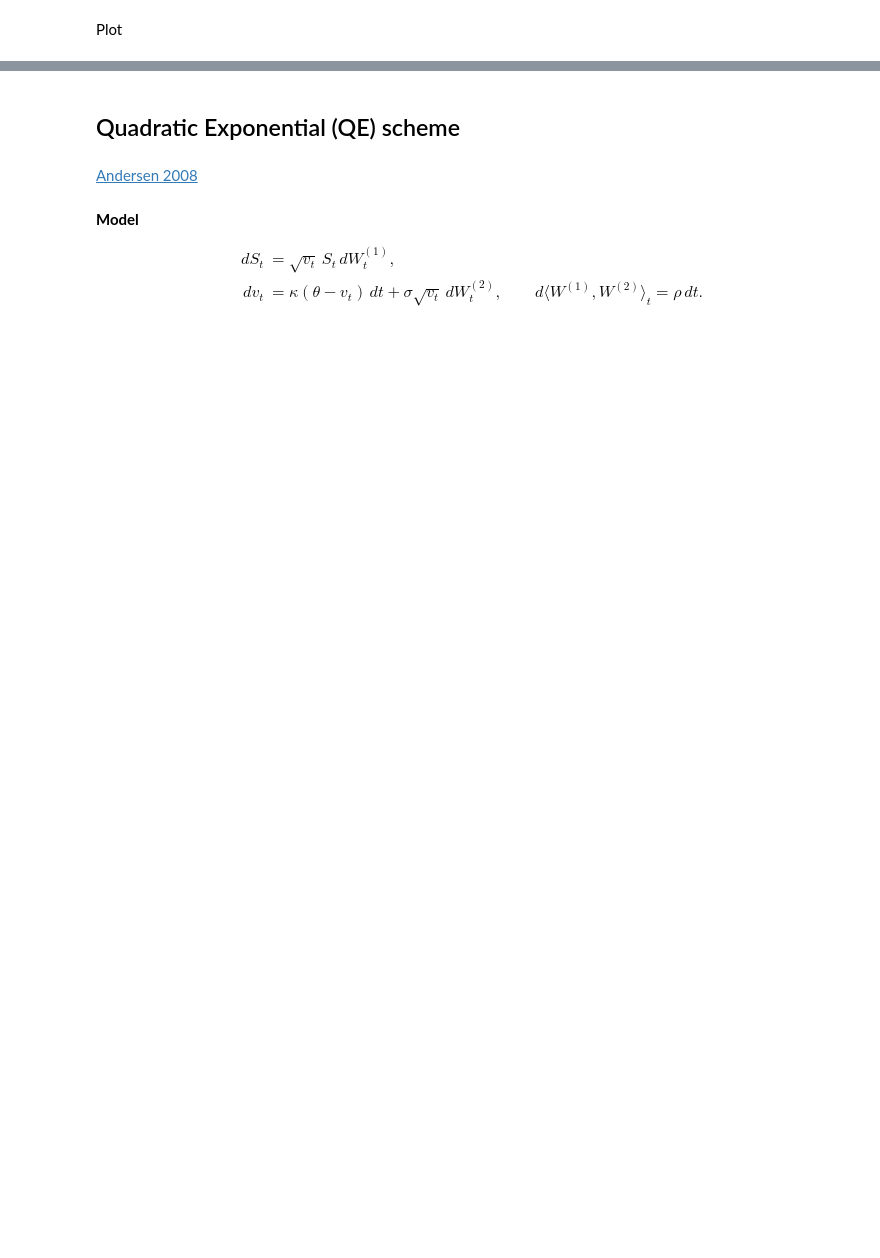
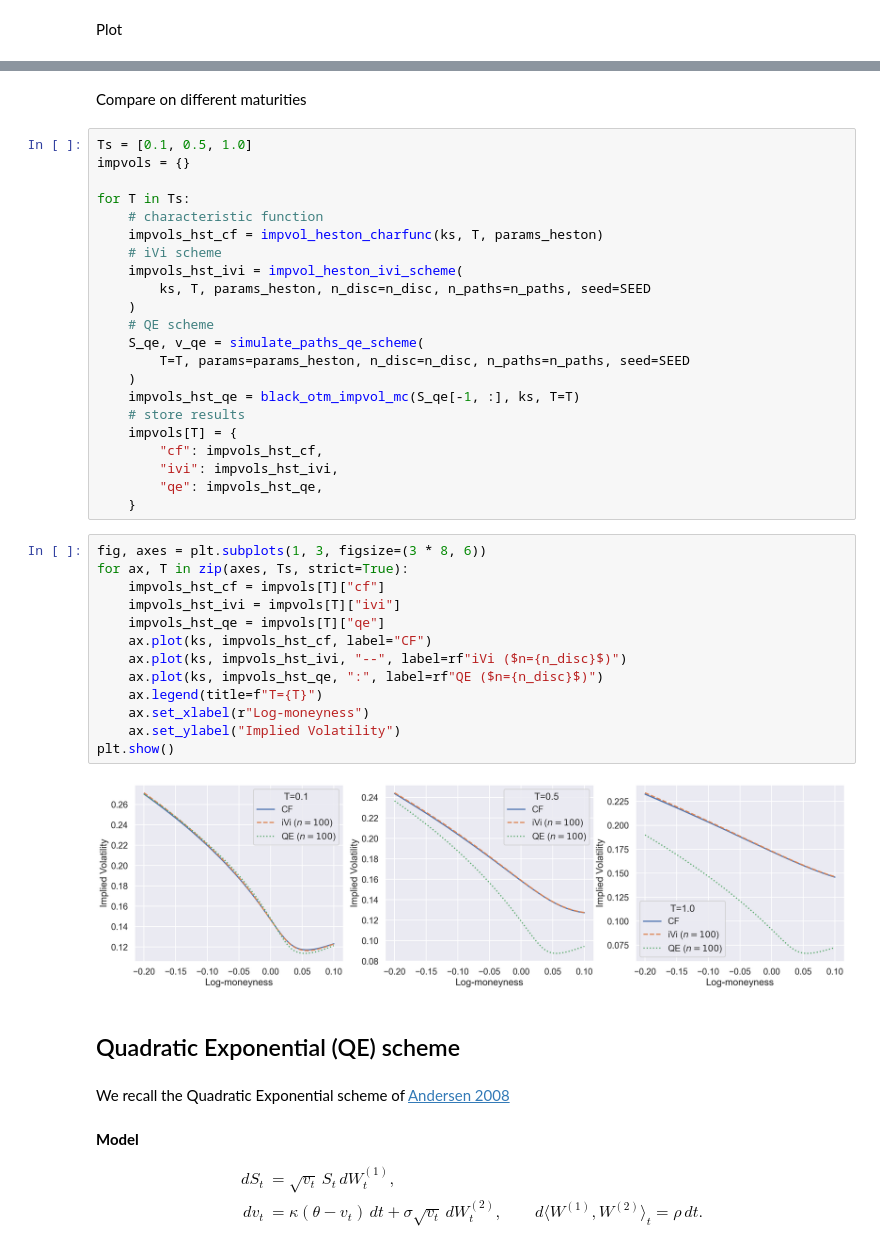
Before and after one commit to fbourgey/simulation-heston-made-simple, a Jupyter notebook: ivi_scheme.ipynb, the cells around one changed output, grey strips where cells are left out. Drawn from its saved outputs; the diff is of its cells as text; blank space fills up the shorter version.

```diff
--- a/ivi_scheme.ipynb
+++ b/ivi_scheme.ipynb
@@ -82,7 +85,46 @@ plt.show()
+# %% [markdown]
+Compare on different maturities
+# %%
+Ts = [0.1, 0.5, 1.0]
+impvols = {}
+
+for T in Ts:
+    # characteristic function
+    impvols_hst_cf = impvol_heston_charfunc(ks, T, params_heston)
+    # iVi scheme
+    impvols_hst_ivi = impvol_heston_ivi_scheme(
+        ks, T, params_heston, n_disc=n_disc, n_paths=n_paths, seed=SEED
+    )
+    # QE scheme
+    S_qe, v_qe = simulate_paths_qe_scheme(
+        T=T, params=params_heston, n_disc=n_disc, n_paths=n_paths, seed=SEED
+    )
+    impvols_hst_qe = black_otm_impvol_mc(S_qe[-1, :], ks, T=T)
+    # store results
+    impvols[T] = {
+        "cf": impvols_hst_cf,
+        "ivi": impvols_hst_ivi,
+        "qe": impvols_hst_qe,
+    }
+# %%
+fig, axes = plt.subplots(1, 3, figsize=(3 * 8, 6))
+for ax, T in zip(axes, Ts, strict=True):
+    impvols_hst_cf = impvols[T]["cf"]
+    impvols_hst_ivi = impvols[T]["ivi"]
+    impvols_hst_qe = impvols[T]["qe"]
+    ax.plot(ks, impvols_hst_cf, label="CF")
+    ax.plot(ks, impvols_hst_ivi, "--", label=rf"iVi ($n={n_disc}$)")
+    ax.plot(ks, impvols_hst_qe, ":", label=rf"QE ($n={n_disc}$)")
+    ax.legend(title=f"T={T}")
+    ax.set_xlabel(r"Log-moneyness")
+    ax.set_ylabel("Implied Volatility")
+plt.show()
+# %% [output]
+[figure, added]
 # %% [markdown]
 ## Quadratic Exponential (QE) scheme
 # %% [markdown]
-[Andersen 2008](https://papers.ssrn.com/sol3/papers.cfm?abstract_id=946405)
+We recall the Quadratic Exponential scheme of [Andersen 2008](https://papers.ssrn.com/sol3/papers.cfm?abstract_id=946405)
 # %% [markdown]
 **Model**
 
```
Also changed, not shown: parts of 9 cells of this notebook, 1 other file.
